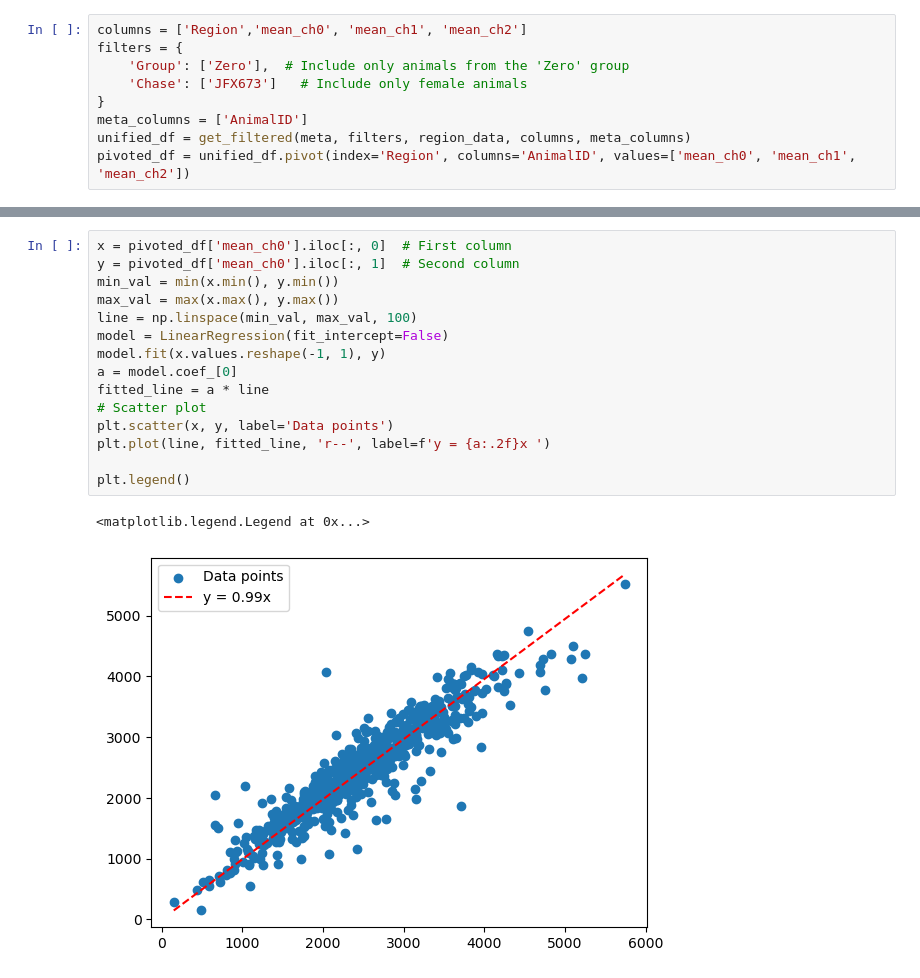
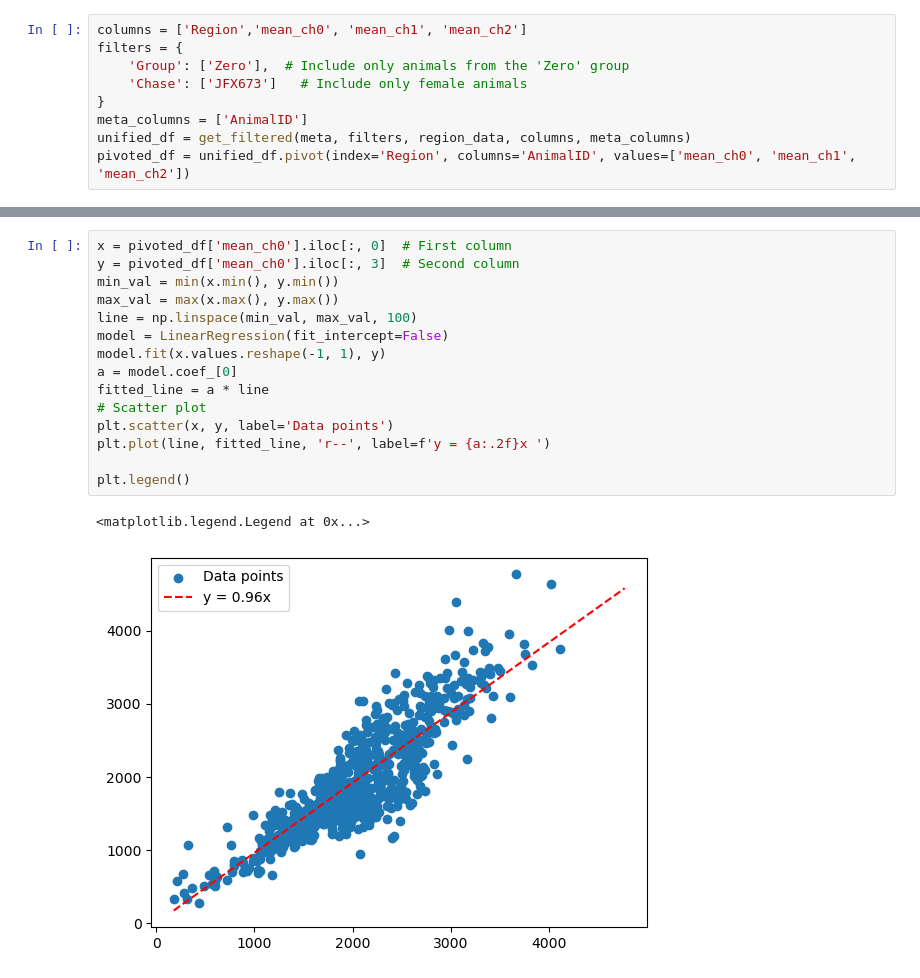
Before and after one commit to boazmohar/DELTA_iDISCO, a Jupyter notebook: src/Get_calibration.ipynb, the cells around one changed output, grey strips where cells are left out. Saved outputs shown, nothing was run; the diff lists cells and outputs as text.

```diff
--- a/src/Get_calibration.ipynb
+++ b/src/Get_calibration.ipynb
@@ -119,20 +162,20 @@ pivoted_df
 # %%
 x = pivoted_df['mean_ch0'].iloc[:, 0]  # First column
-y = pivoted_df['mean_ch0'].iloc[:, 1]  # Second column
+y = pivoted_df['mean_ch0'].iloc[:, 3]  # Second column
 min_val = min(x.min(), y.min())
 max_val = max(x.max(), y.max())
 line = np.linspace(min_val, max_val, 100)
 model = LinearRegression(fit_intercept=False)
 model.fit(x.values.reshape(-1, 1), y)
 a = model.coef_[0]
 fitted_line = a * line
 # Scatter plot
 plt.scatter(x, y, label='Data points')
 plt.plot(line, fitted_line, 'r--', label=f'y = {a:.2f}x ')
 
 plt.legend()
 # %% [output]
 <matplotlib.legend.Legend at 0x...>
-[figure, old version]
+[figure, new version]
 # %%
 x = pivoted_df['mean_ch1'].iloc[:, 0]  # First column
```
Also changed, not shown: parts of 13 cells of this notebook, 3 other files.
